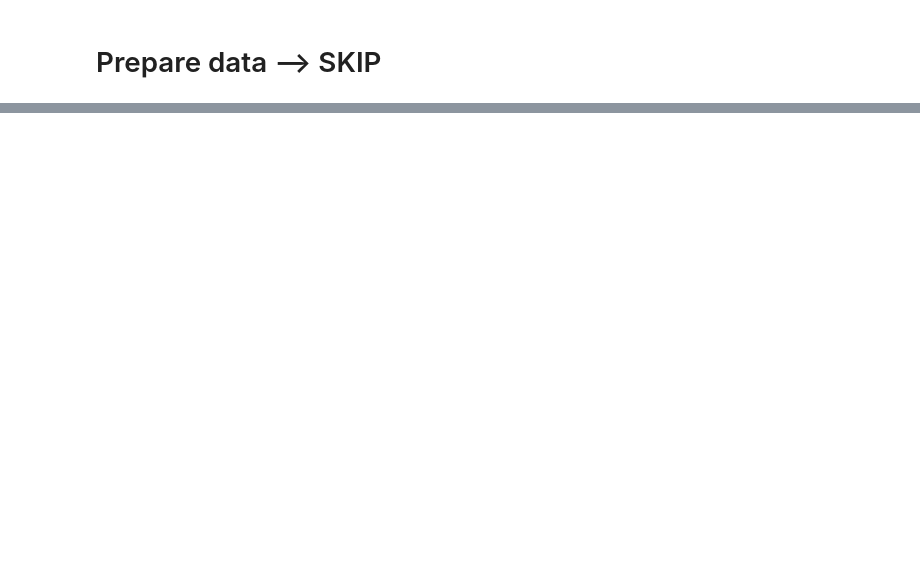
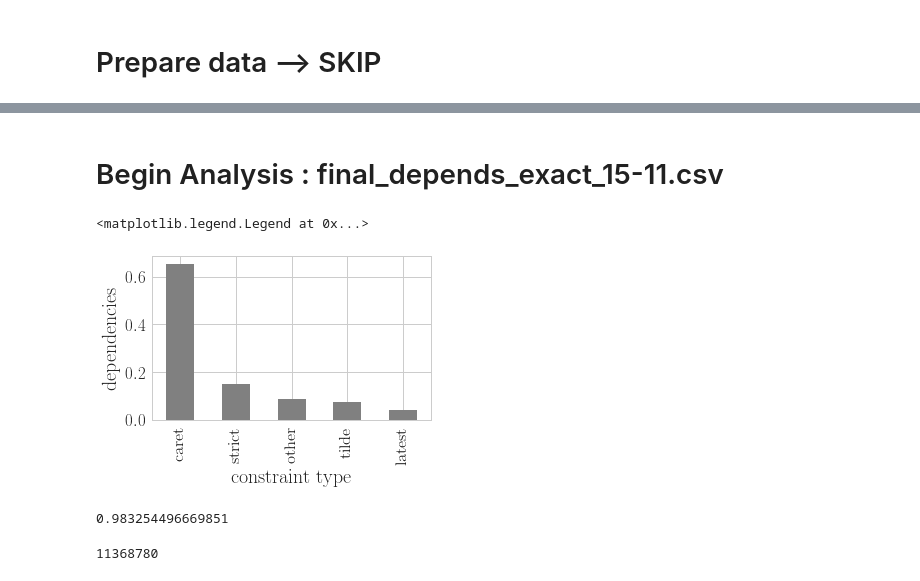
Before and after one commit to AhmedZerouali/notebooks, a Jupyter notebook: icsr18.ipynb, the cells around one changed output, grey strips where cells are left out. Saved outputs shown, nothing was run; the diff lists cells and outputs as text; code cells hidden in the pictures; blank space fills up the shorter version.

Commit message:
working on icsr

```diff
--- a/icsr18.ipynb
+++ b/icsr18.ipynb
@@ -120,3 +34,0 @@ deps_line=deps_line.loc[:,['package','number','dependency','dependency_version']
-# %%
-for x in deps_line.query('package=="007"').query('number=="0.0.1"').values:
-    print(x[2],x[3])
@@ -150,5 +34,0 @@ depen=dep_ver.loc[:,['package','number','date','dependency']]
-# %%
-dependencies=''
-for x in depen.query('package=="007"').query('number=="0.0.1"').dependency.values:
-    dependencies=dependencies+x+','
-print(dependencies)
@@ -235,0 +100,47 @@ versions.query('package=="angular"')
+# %% [markdown]
+# Begin Analysis : final_depends_exact_15-11.csv
+# %%
+dep_ver=pd.read_csv('../icsr2018/csv/final_depends_exact_15-11.csv', sep=';', dtype=object, index_col=None,  error_bad_lines=False)
+#deps_time_caret0['dieze']=deps_time_caret0['dieze'].apply(lambda ver: (ver.split('#')[1].split('.')[0]+'.'+ver.split('#')[1].split('.')[1]) in (ver.split('#')[0].split('.')[0]+'.'+ver.split('#')[0].split('.')[1]))
+# %%
+dep_ver['type']='other'
+dep_ver['type']=dep_ver['dependency_constraint'].apply(lambda x:
+                                                       'caret' if str(x).replace(' ','').startswith('^')
+                                                       else 'tilde' if str(x).replace(' ','').startswith('~')
+                                                      else 'latest' if str(x).replace(' ','').lower()=='x'
+                                                       else 'latest' if str(x).replace(' ','')=='*'
+                                                       else 'latest' if str(x).replace(' ','')=='latest'
+                                                       else 'latest' if str(x).replace(' ','').lower()=='x.x.x'
+                                                       else 'latest' if str(x).replace(' ','')=='*.*.*'
+                                                       else 'strict' if len(str(x).split('.'))==3 and str(x).split('.')[0].replace('v','').replace(' ','').replace('=','').isdigit() and str(x).split('.')[1].isdigit() and str(x).split('.')[2].isdigit()
+                                                      else 'other')
+dep_ver['dependency_date']=dep_ver['dependency_date'].apply(lambda x: str(x).split()[0])
+dep_ver['latest_dependency_release']=dep_ver['latest_dependency_release'].apply(lambda x: str(x).split()[0])
+# %%
+a=dep_ver.groupby('type').count()
+a.sort_values(['dependency'], ascending=False, inplace=True)
+a['package']=a['dependency'].apply(lambda x: float(x)/float(46945797))
+ax=a.plot(kind='bar', y='package', color='gray')
+ax.figure.set_size_inches(5,3)
+ax.set_xlabel('constraint type')
+ax.set_ylabel('dependencies')
+ax.legend('')
+#ax.figure.savefig('../../seneca_research/ICSR2018/figures/tilde_caret.pdf', bbox_inches='tight', facecolor='white')
+# %% [output]
+<matplotlib.legend.Legend at 0x...>
+[figure, added]
+# %%
+# not to be considered
+dep_ver=dep_ver.query('dependency_version!="False" and dependency_date!="l" and latest_dependency_release>=dependency_date')
+a=len(dep_ver)
+float(a)/46945797
+# %% [output]
+0.983254496669851
+# %%
+dev_per_outdated=dep_ver.query('dependency_version!="False"')
+dev_per_outdated=dev_per_outdated.query('latest_dependency_release!=dependency_date')
+dev_per_outdated=dev_per_outdated.query('type!="latest"')
+dev_per_outdated=dev_per_outdated.query('dependency_date!="l"')
+len(dev_per_outdated)
+# %% [output]
+11368780
```
Also changed, not shown: parts of 47 cells of this notebook.
